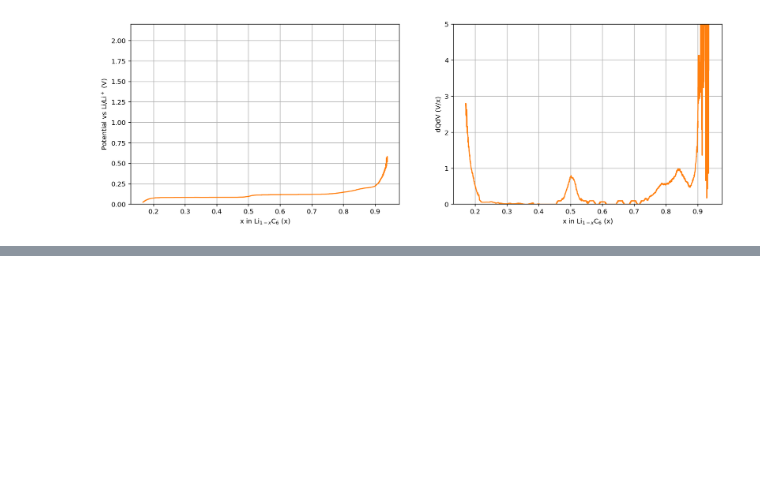
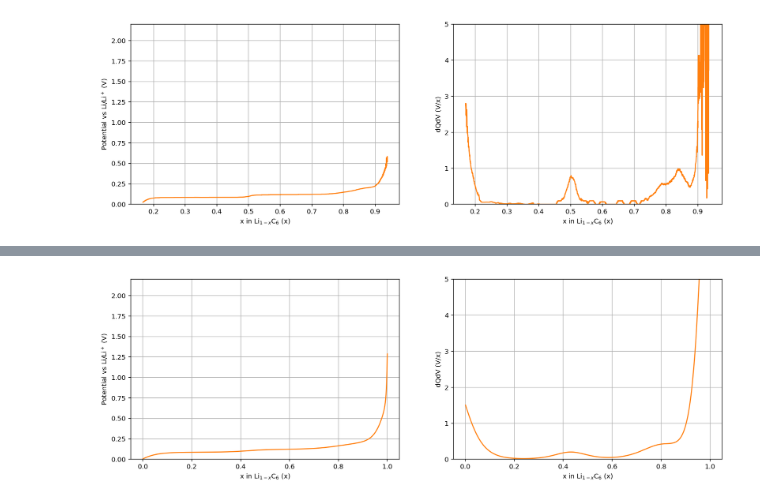
Before and after one commit to TakumaKawahara/BS-StudyGroup, a Jupyter notebook: OCV_curves/OCV curves_ver0.1.ipynb, the cells around one changed output, grey strips where cells are left out. Drawn from its saved outputs; the diff is of its cells as text; code cells hidden in the pictures; blank space fills up the shorter version.

```diff
--- a/OCV_curves/OCV curves_ver0.1.ipynb
+++ b/OCV_curves/OCV curves_ver0.1.ipynb
@@ -135,0 +140,23 @@ plt.show()
+# %%
+df_LiC6_OCV2 = pd.DataFrame(np.arange(1001))/1000
+df_LiC6_OCV2.columns = ['x']
+
+df_LiC6_OCV2['Potential(V)'] = 0.6379 + 0.5416*np.exp(-305.5309*df_LiC6_OCV2['x']) +0.044*np.tanh(-1*(df_LiC6_OCV2['x']-0.1958)/0.1088) - 0.1978*np.tanh((df_LiC6_OCV2['x'] - 1.0571)/0.0854) - 0.6875 * np.tanh((df_LiC6_OCV2['x'] + 0.0117)/0.0529) - 0.0175*np.tanh((df_LiC6_OCV2['x']-0.5692)/0.0875)
+df_LiC6_OCV2['x'] = 1-df_LiC6_OCV2['x']
+# %%
+fig, (ax1,ax2) = plt.subplots(1,2,figsize=(16, 5))
+
+ax1.plot(df_LiC6_OCV2['x'], df_LiC6_OCV2['Potential(V)'], color = new_colors[1])
+ax1.set_ylim([0, 2.2])
+ax1.set_ylabel('Potential vs Li/Li$^+$ (V)')
+ax1.set_xlabel('x in Li$_{1-x}$C$_6$ (x)')
+ax1.grid()
+
+ax2.plot(df_LiC6_OCV2['x'], dQdV(df_LiC6_OCV2['x'], df_LiC6_OCV2['Potential(V)'], delta=1), color = new_colors[1])
+ax2.set_ylim([0, 5])
+ax2.set_ylabel('dQdV (V/x)')
+ax2.set_xlabel('x in Li$_{1-x}$C$_6$ (x)')
+ax2.grid()
+plt.show()
+# %% [output]
+[figure, added]
```
Also changed, not shown: parts of 3 cells of this notebook.
